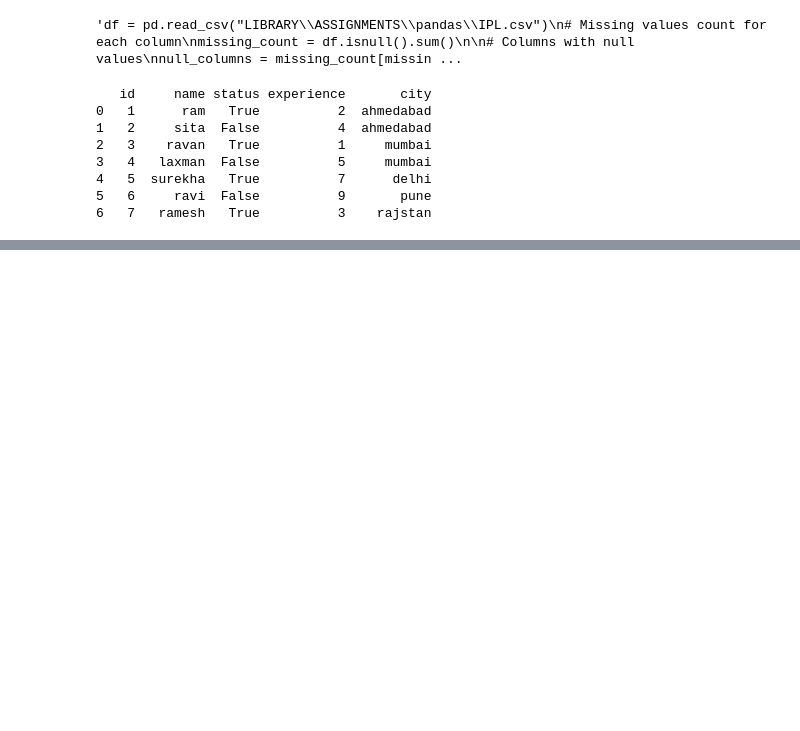
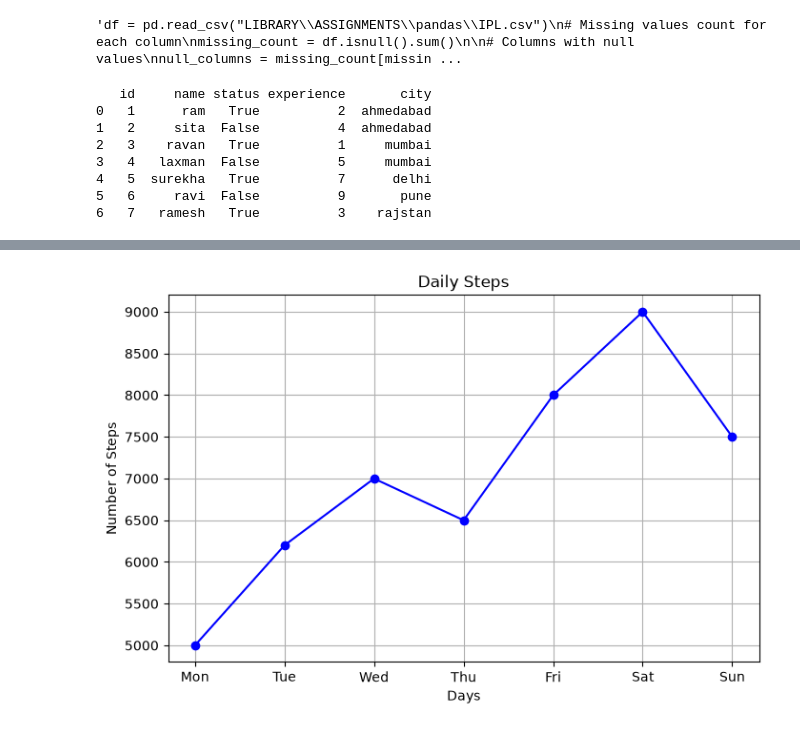
Before and after one commit to meshvap2511/libraries, a Jupyter notebook: tasks.ipynb, the cells around one changed output, grey strips where cells are left out. Saved outputs shown, nothing was run; the diff lists cells and outputs as text; code cells hidden in the pictures; blank space fills up the shorter version.

```diff
--- a/tasks.ipynb
+++ b/tasks.ipynb
@@ -513,0 +646,16 @@ print(df)
+# %%
+days = ["Mon", "Tue", "Wed", "Thu", "Fri", "Sat", "Sun"]
+steps = [5000, 6200, 7000, 6500, 8000, 9000, 7500]
+
+plt.figure(figsize=(8,5))
+plt.plot(days, steps, marker='o', color='blue')
+
+plt.title("Daily Steps")
+plt.xlabel("Days")
+plt.ylabel("Number of Steps")
+plt.grid(True)
+
+plt.savefig("steps_lineplot.png")
+plt.show()
+# %% [output]
+[figure, added]
```
Also changed, not shown: parts of 49 cells of this notebook, 15 other files.
